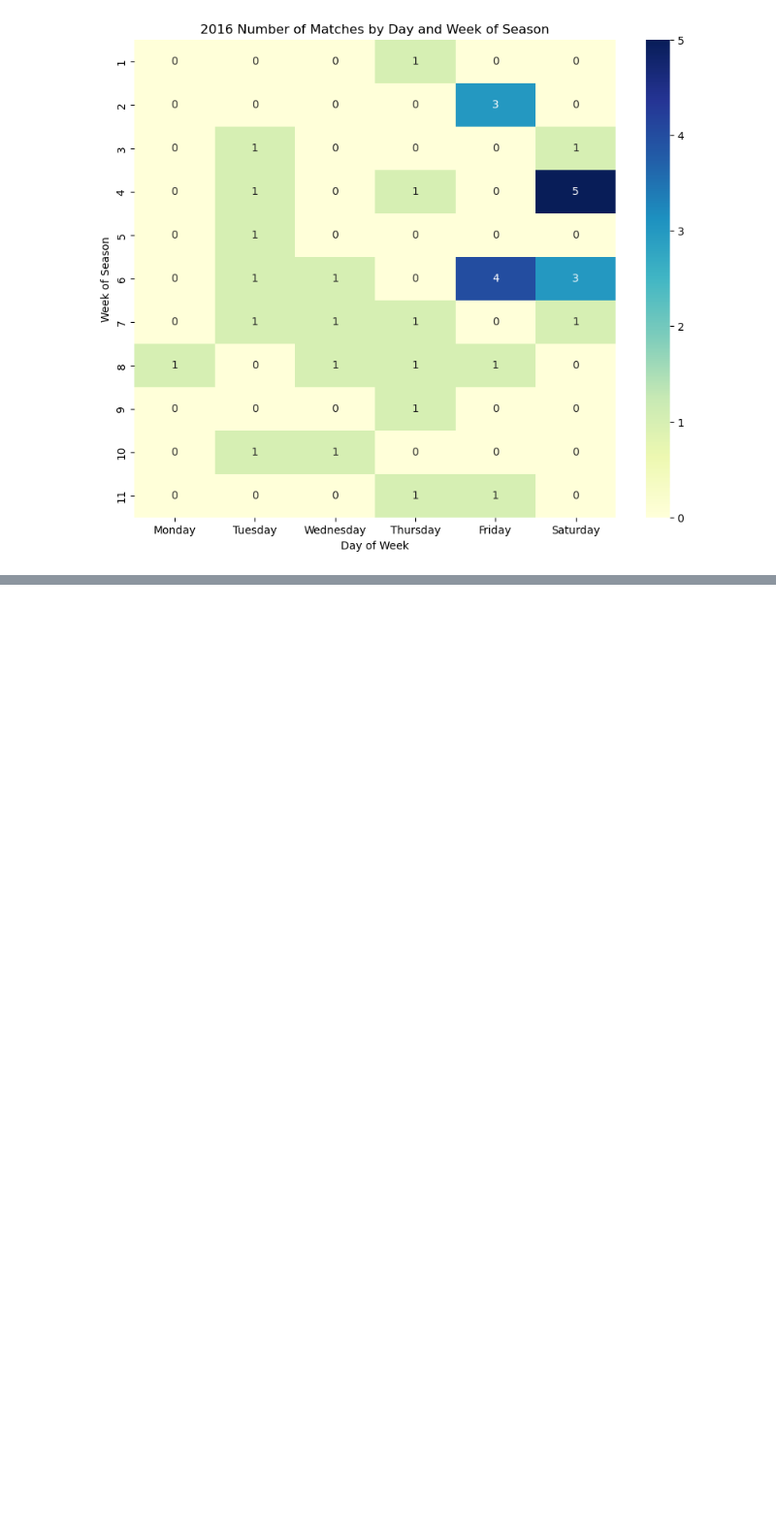
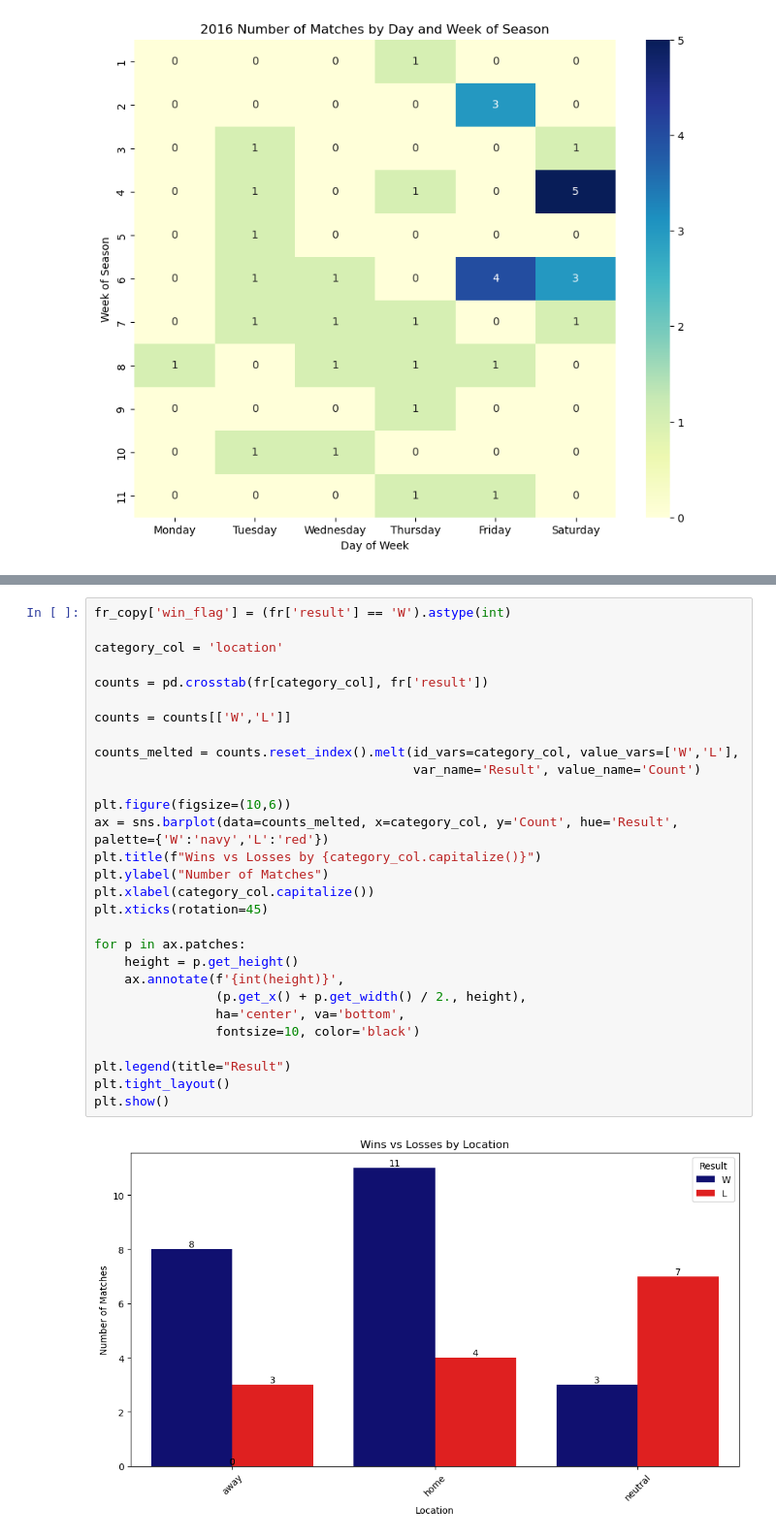
Before and after one commit to drblitx/model-volleyball, a Jupyter notebook: visualizations/fr_viz.ipynb, the cells around one changed output, grey strips where cells are left out. Shown at 97% size. Drawn from its saved outputs; the diff is of its cells as text; blank space fills up the shorter version.

```diff
--- a/visualizations/fr_viz.ipynb
+++ b/visualizations/fr_viz.ipynb
@@ -222,0 +237,31 @@ plt.show()
+# %%
+fr_copy['win_flag'] = (fr['result'] == 'W').astype(int)
+
+category_col = 'location'
+
+counts = pd.crosstab(fr[category_col], fr['result'])
+
+counts = counts[['W','L']]
+
+counts_melted = counts.reset_index().melt(id_vars=category_col, value_vars=['W','L'],
+                                          var_name='Result', value_name='Count')
+
+plt.figure(figsize=(10,6))
+ax = sns.barplot(data=counts_melted, x=category_col, y='Count', hue='Result', palette={'W':'navy','L':'red'})
+plt.title(f"Wins vs Losses by {category_col.capitalize()}")
+plt.ylabel("Number of Matches")
+plt.xlabel(category_col.capitalize())
+plt.xticks(rotation=45)
+
+for p in ax.patches:
+    height = p.get_height()
+    ax.annotate(f'{int(height)}',
+                (p.get_x() + p.get_width() / 2., height),
+                ha='center', va='bottom',
+                fontsize=10, color='black')
+
+plt.legend(title="Result")
+plt.tight_layout()
+plt.show()
+# %% [output]
+[figure, added]
```
Also changed, not shown: parts of 4 cells of this notebook.
